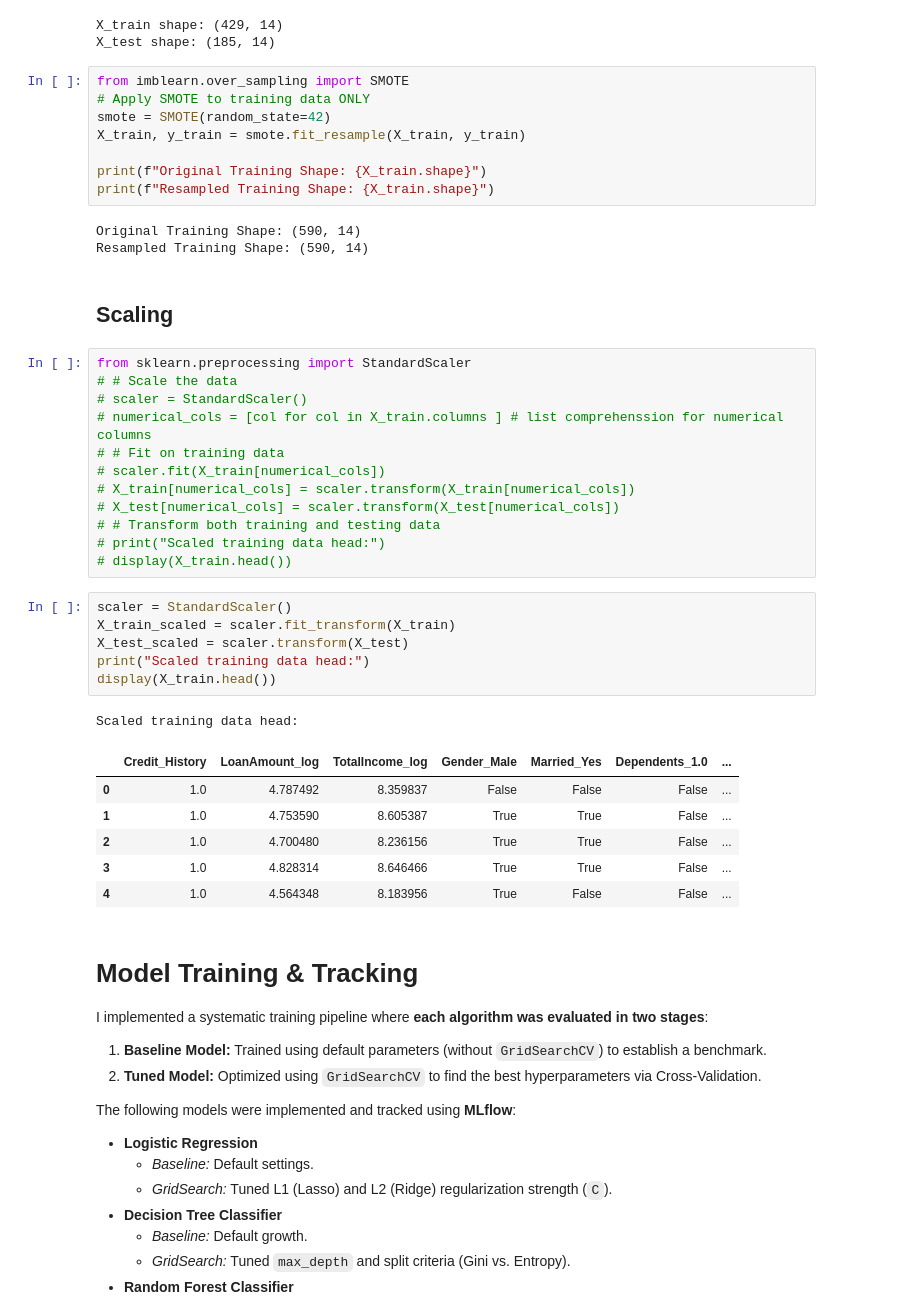
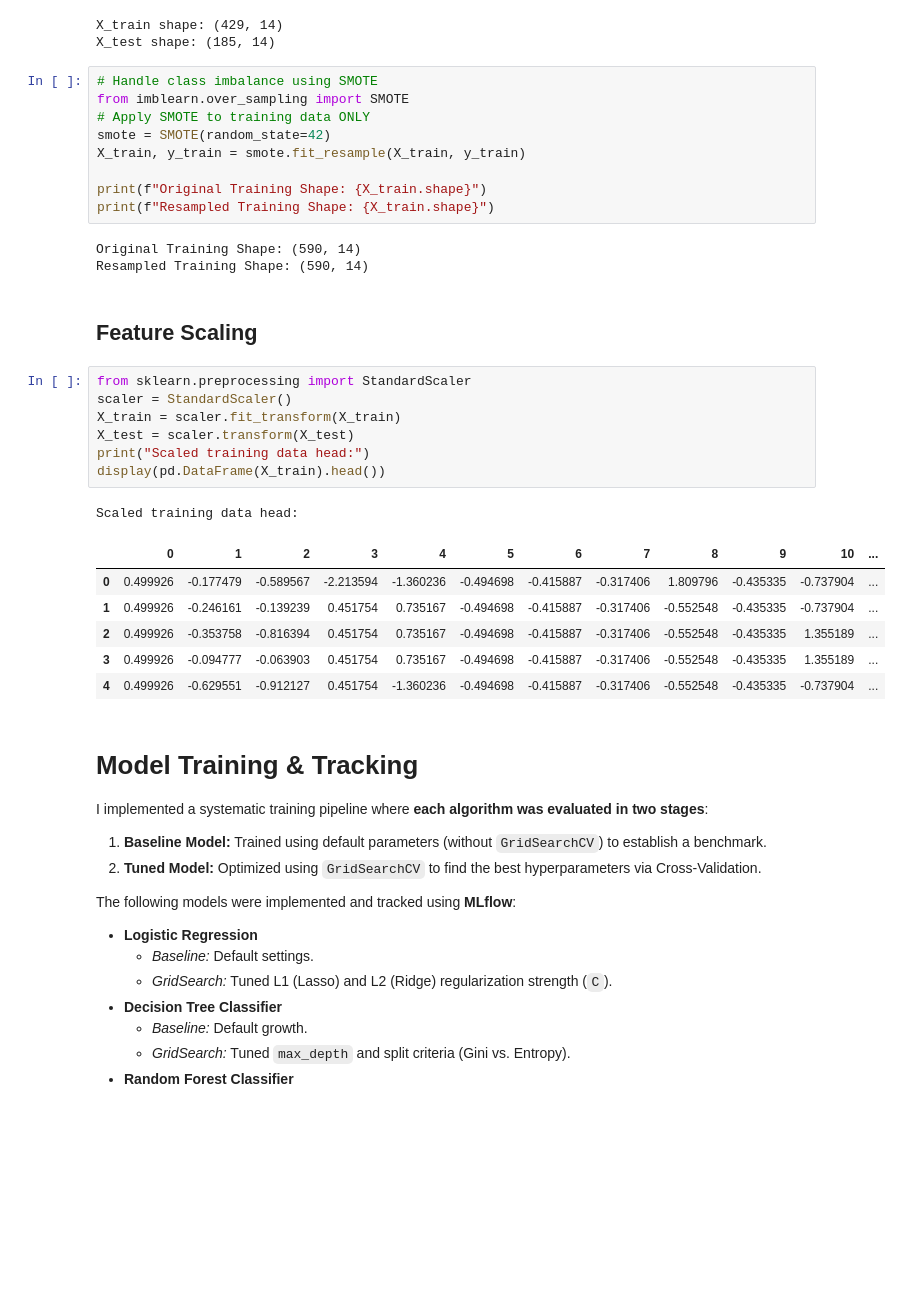
Before and after one commit to melyazedy22/Loan-Approval-Prediction-Project, a Jupyter notebook: ML_Project_Predicting-Loan-Approval.ipynb, the cells around one changed output. Drawn from its saved outputs; the diff is of its cells as text; blank space fills up the shorter version.

```diff
--- a/ML_Project_Predicting-Loan-Approval.ipynb
+++ b/ML_Project_Predicting-Loan-Approval.ipynb
@@ -360,6 +329,7 @@ print(f"X_test shape: {X_test.shape}")
 X_train shape: (429, 14)
 X_test shape: (185, 14)
 # %%
+# Handle class imbalance using SMOTE
 from imblearn.over_sampling import SMOTE
 # Apply SMOTE to training data ONLY
 smote = SMOTE(random_state=42)
@@ -371,33 +341,22 @@ print(f"Resampled Training Shape: {X_train.shape}")
 Original Training Shape: (590, 14)
 Resampled Training Shape: (590, 14)
 # %% [markdown]
-## Scaling
+## Feature Scaling
 # %%
 from sklearn.preprocessing import StandardScaler
-# # Scale the data
-# scaler = StandardScaler()
-# numerical_cols = [col for col in X_train.columns ] # list comprehenssion for numerical columns
-# # Fit on training data
-# scaler.fit(X_train[numerical_cols])
-# X_train[numerical_cols] = scaler.transform(X_train[numerical_cols])
-# X_test[numerical_cols] = scaler.transform(X_test[numerical_cols])
-# # Transform both training and testing data
-# print("Scaled training data head:")
-# display(X_train.head())
+scaler = StandardScaler()
+X_train = scaler.fit_transform(X_train)
+X_test = scaler.transform(X_test)
+print("Scaled training data head:")
+display(pd.DataFrame(X_train).head())
+# %% [output]
+Scaled training data head:
+|  | 0 | 1 | 2 | 3 | 4 | 5 | 6 | 7 | 8 | 9 | 10 | ... |
+| 0 | 0.499926 | -0.177479 | -0.589567 | -2.213594 | -1.360236 | -0.494698 | -0.415887 | -0.317406 | 1.809796 | -0.435335 | -0.737904 | ... |
+| 1 | 0.499926 | -0.246161 | -0.139239 | 0.451754 | 0.735167 | -0.494698 | -0.415887 | -0.317406 | -0.552548 | -0.435335 | -0.737904 | ... |
+| 2 | 0.499926 | -0.353758 | -0.816394 | 0.451754 | 0.735167 | -0.494698 | -0.415887 | -0.317406 | -0.552548 | -0.435335 | 1.355189 | ... |
+| 3 | 0.499926 | -0.094777 | -0.063903 | 0.451754 | 0.735167 | -0.494698 | -0.415887 | -0.317406 | -0.552548 | -0.435335 | 1.355189 | ... |
+| 4 | 0.499926 | -0.629551 | -0.912127 | 0.451754 | -1.360236 | -0.494698 | -0.415887 | -0.317406 | -0.552548 | -0.435335 | -0.737904 | ... |
-# %%
-scaler = StandardScaler()
-X_train_scaled = scaler.fit_transform(X_train)
-X_test_scaled = scaler.transform(X_test)
-print("Scaled training data head:")
-display(X_train.head())
-# %% [output]
-Scaled training data head:
-|  | Credit_History | LoanAmount_log | TotalIncome_log | Gender_Male | Married_Yes | Dependents_1.0 | ... |
-| 0 | 1.0 | 4.787492 | 8.359837 | False | False | False | ... |
-| 1 | 1.0 | 4.753590 | 8.605387 | True | True | False | ... |
-| 2 | 1.0 | 4.700480 | 8.236156 | True | True | False | ... |
-| 3 | 1.0 | 4.828314 | 8.646466 | True | True | False | ... |
-| 4 | 1.0 | 4.564348 | 8.183956 | True | False | False | ... |
 # %% [markdown]
 # Model Training & Tracking
 I implemented a systematic training pipeline where **each algorithm was evaluated in two stages**:
```
Also changed, not shown: parts of 68 cells of this notebook.
